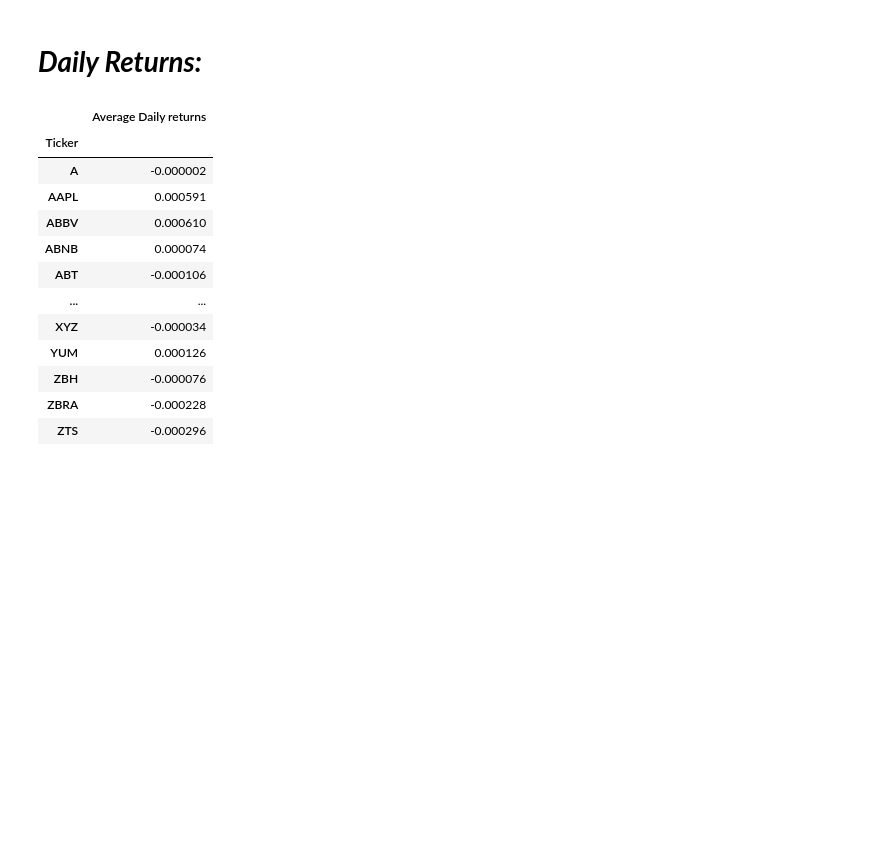
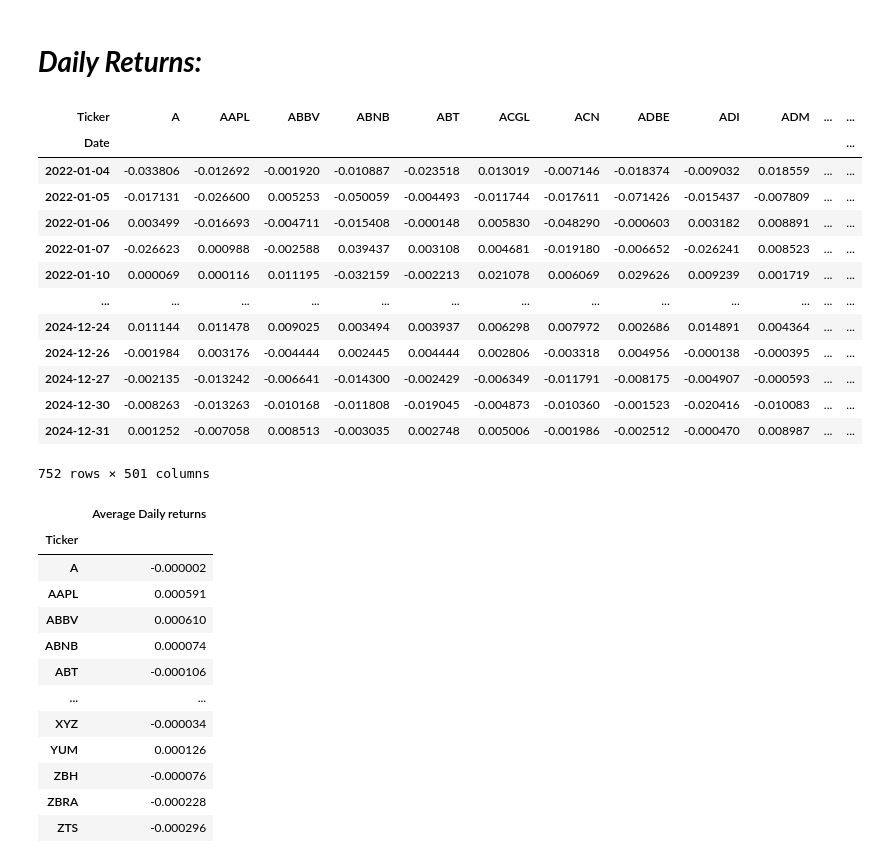
Before and after one commit to abdullaawad/Data-Warehousing-Coursework, a Jupyter notebook: DWCoursework.ipynb, the cells around one changed output. Saved outputs shown, nothing was run; the diff lists cells and outputs as text; code cells hidden in the pictures; blank space fills up the shorter version.

```diff
--- a/DWCoursework.ipynb
+++ b/DWCoursework.ipynb
@@ -207,7 +207,23 @@ data.head(10)
 # %%
 #daily returns
 daily_returns = data.pct_change()
 daily_returns = daily_returns.iloc[1:]
+daily_returns
+# %% [output]
+| Ticker | A | AAPL | ABBV | ABNB | ABT | ACGL | ACN | ADBE | ADI | ADM | ... | ... |
+| Date |  |  |  |  |  |  |  |  |  |  |  | ... |
+| 2022-01-04 | -0.033806 | -0.012692 | -0.001920 | -0.010887 | -0.023518 | 0.013019 | -0.007146 | -0.018374 | -0.009032 | 0.018559 | ... | ... |
+| 2022-01-05 | -0.017131 | -0.026600 | 0.005253 | -0.050059 | -0.004493 | -0.011744 | -0.017611 | -0.071426 | -0.015437 | -0.007809 | ... | ... |
+| 2022-01-06 | 0.003499 | -0.016693 | -0.004711 | -0.015408 | -0.000148 | 0.005830 | -0.048290 | -0.000603 | 0.003182 | 0.008891 | ... | ... |
+| 2022-01-07 | -0.026623 | 0.000988 | -0.002588 | 0.039437 | 0.003108 | 0.004681 | -0.019180 | -0.006652 | -0.026241 | 0.008523 | ... | ... |
+| 2022-01-10 | 0.000069 | 0.000116 | 0.011195 | -0.032159 | -0.002213 | 0.021078 | 0.006069 | 0.029626 | 0.009239 | 0.001719 | ... | ... |
+| ... | ... | ... | ... | ... | ... | ... | ... | ... | ... | ... | ... | ... |
+| 2024-12-24 | 0.011144 | 0.011478 | 0.009025 | 0.003494 | 0.003937 | 0.006298 | 0.007972 | 0.002686 | 0.014891 | 0.004364 | ... | ... |
+| 2024-12-26 | -0.001984 | 0.003176 | -0.004444 | 0.002445 | 0.004444 | 0.002806 | -0.003318 | 0.004956 | -0.000138 | -0.000395 | ... | ... |
+| 2024-12-27 | -0.002135 | -0.013242 | -0.006641 | -0.014300 | -0.002429 | -0.006349 | -0.011791 | -0.008175 | -0.004907 | -0.000593 | ... | ... |
+| 2024-12-30 | -0.008263 | -0.013263 | -0.010168 | -0.011808 | -0.019045 | -0.004873 | -0.010360 | -0.001523 | -0.020416 | -0.010083 | ... | ... |
+| 2024-12-31 | 0.001252 | -0.007058 | 0.008513 | -0.003035 | 0.002748 | 0.005006 | -0.001986 | -0.002512 | -0.000470 | 0.008987 | ... | ... |
+752 rows × 501 columns
 # %%
 dr_mean = daily_returns.mean()
 dr_mean.name = 'Average Daily returns'
```
Also changed, not shown: parts of 20 cells of this notebook.
